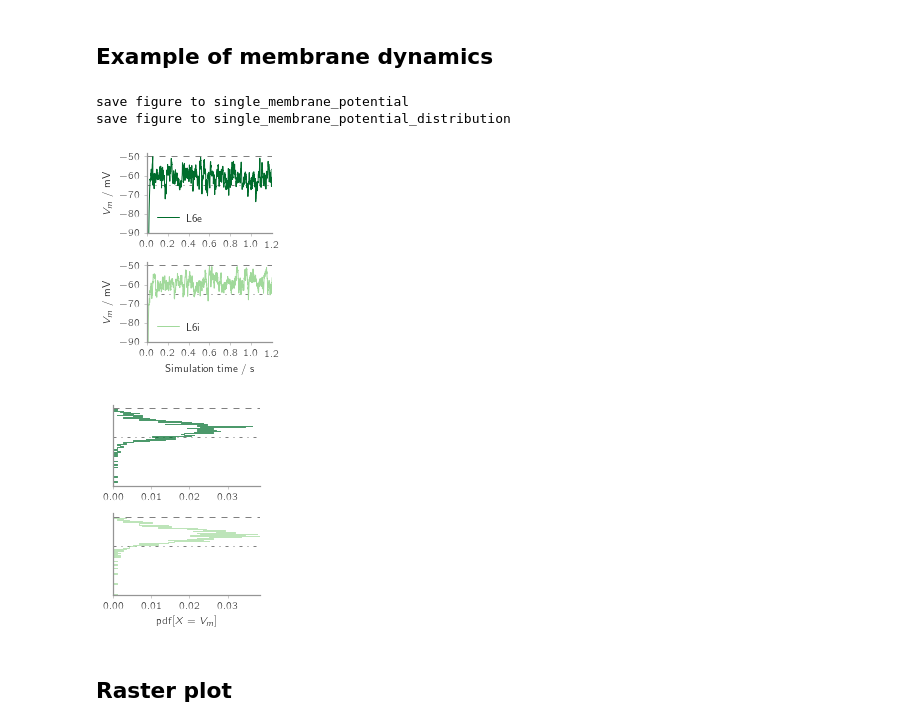
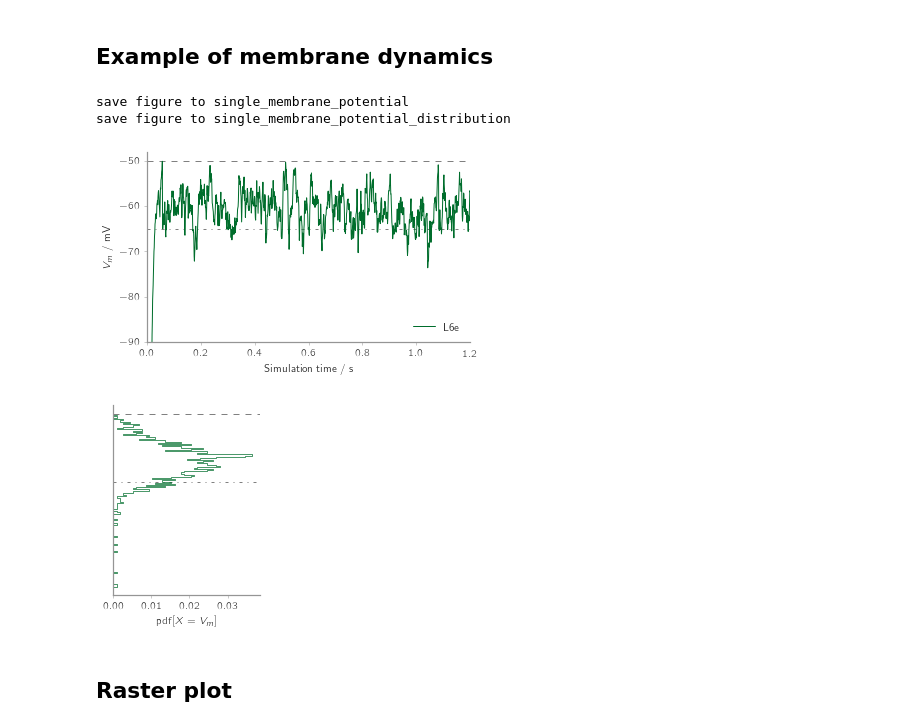
Before and after one commit to frschu/microcircuit, a Jupyter notebook: analysis/presentation.ipynb, the cells around one changed output. Saved outputs shown, nothing was run; the diff lists cells and outputs as text; code cells hidden in the pictures.

```diff
--- a/analysis/presentation.ipynb
+++ b/analysis/presentation.ipynb
@@ -64,15 +64,13 @@ bin_edges = np.linspace(V_min, V_max, n_bins_volt + 1)
 
 # Membrane potential over time
 fig1= plt.figure()
-fig1.set_size_inches(style.figsize[0]*0.5, style.figsize[1])
-ax0 = hf.add_subplot(fig1, n_rows_cols=(2, 1), index_row_col=(0, 0), rowspan=1, colspan=1)
-ax1 = hf.add_subplot(fig1, n_rows_cols=(2, 1), index_row_col=(1, 0), rowspan=1, colspan=1)
+fig1.set_size_inches(style.figsize[0], style.figsize[1])
+ax1 = hf.add_subplot(fig1, n_rows_cols=(1, 1), index_row_col=(0, 0), rowspan=1, colspan=1)
 
 # Histogram of membrane pot
 fig2 = plt.figure()
 fig2.set_size_inches(style.figsize[0]*0.45, style.figsize[1])
-ax2 = hf.add_subplot(fig2, n_rows_cols=(2, 1), index_row_col=(0, 0), rowspan=1, colspan=1)
-ax3 = hf.add_subplot(fig2, n_rows_cols=(2, 1), index_row_col=(1, 0), rowspan=1, colspan=1)
+ax2 = hf.add_subplot(fig2, n_rows_cols=(1, 1), index_row_col=(0, 0), rowspan=1, colspan=1)
 
 
 for i, population in enumerate(populations):
@@ -80,17 +78,14 @@ for i, population in enumerate(populations):
     j = 0
 
     # Choose populations to plot from
-    pop1, pop2 = (6, 7)
+    pop1 = 6
 
     # two plots each
     if i==pop1:
-        ax_mpot = ax0
+        ax_mpot = ax1
         ax_pdf  = ax2
-    if i==pop2:
-        ax_mpot = ax1
-        ax_pdf  = ax3
 
-    if i==pop1 or i==pop2:
+    if i==pop1:
         # single membrane potential over time
         volt_single = volt_plot[i][j]
         ax_mpot.plot(times_volt, volt_single,
@@ -116,7 +111,7 @@ y_max_histo = 0.035
 xlim = np.array([t_min_volt, t_max_volt]) # s
 
 
-for ax in [ax0, ax1]:
+for ax in [ax1]:
     ax.plot([0, times_volt[-1] + 1], [model.E_L + model.theta]*2,
              "--", linewidth=1.0, color="gray", zorder=0 )#, label="$\\theta$")
     ax.plot([0, times_volt[-1] + 1], [model.E_L]*2,
@@ -125,38 +120,38 @@ for ax in [ax0, ax1]:
     ax.set_ylabel('$V_m$ / mV')
     ax.set_xlim(*xlim)
     ax.set_ylim(-90, V_max + 2)
     ax.legend(loc=0)
 
 ax1.set_xlabel('Simulation time / s')
 
 # Histogram
 
-for ax in [ax2, ax3]:
+for ax in [ax2]:
 
     ax.plot([0, y_max_histo*1.1], [model.E_L + model.theta]*2,
              "--", linewidth=1., color="gray", zorder=0 )#, label="$\\theta$")
     ax.plot([0, y_max_histo*1.1], [model.E_L]*2,
              "-.", linewidth=1., color="gray", zorder=0 )#, label="$E_L$")
 
     ax.set_ylim(-90, V_max + 2)
     ax.set_xlim(0, y_max_histo*1.1)
     ax.set_yticks([])
     #ax.legend(loc=0)
 
-ax3.set_xlabel('$\mathrm{pdf}[X = V_m]$')
-#ax3.set_xlabel('Membrane potential $V_m$ / mV')
+ax2.set_xlabel('$\mathrm{pdf}[X = V_m]$')
+#ax2.set_xlabel('Membrane potential $V_m$ / mV')
 
 fig_names = ("single_membrane_potential", "single_membrane_potential_distribution")
 for fig, fig_name in zip((fig1, fig2), fig_names):
     for ax in fig.axes:
         style.fixticks(ax)
     if save_fig:
         hf.saving_fig(fig, figure_path, fig_name)
 # %% [output]
 save figure to single_membrane_potential
 save figure to single_membrane_potential_distribution
-[figure, old version]
+[figure, new version]
-[figure, old version]
+[figure, new version]
 # %% [markdown]
 ## Raster plot
 # %%
```
Also changed, not shown: parts of 1 cell of this notebook, 4 other files.
